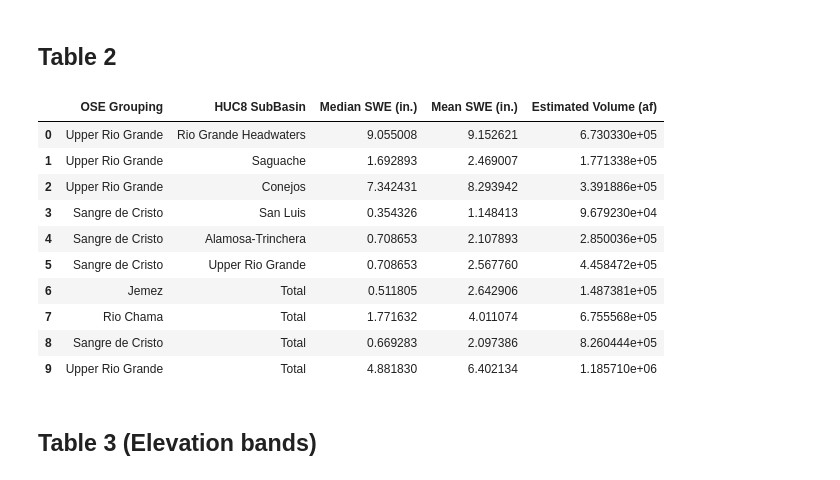
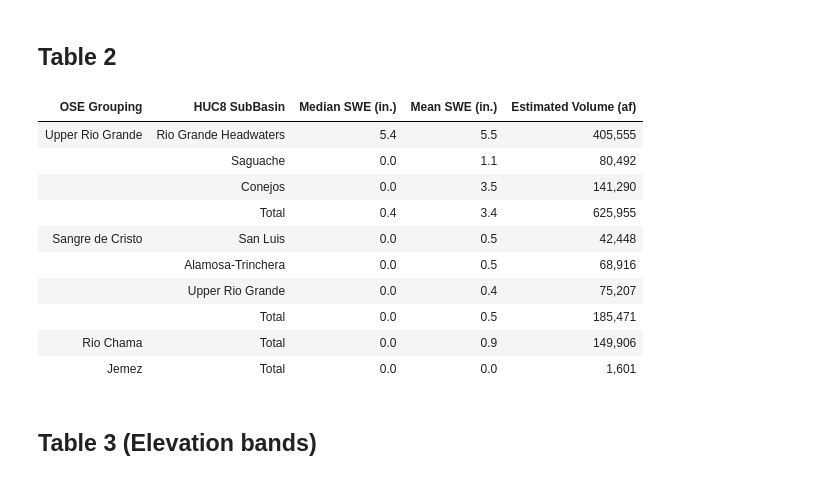
Before and after one commit to max-gersh/SWE-Evaluation-Tool, a Jupyter notebook: logan/swe_tables_snodas.ipynb, the cells around one changed output. Drawn from its saved outputs; the diff is of its cells as text; code cells hidden in the pictures.

```diff
--- a/logan/swe_tables_snodas.ipynb
+++ b/logan/swe_tables_snodas.ipynb
@@ -11,6 +17,6 @@ import re
 # %%
 ## set date
-date = "20230216"
+date = "20250401"
 # %%
 ## function for calculating swe statistics for polygons
 def swe_stat_calc(raster, shapefile_gdf):
@@ -41,8 +47,17 @@ def swe_stat_calc(raster, shapefile_gdf):
         f, ax = plt.subplots()
         swe_basin.plot(cmap="Blues",
                         ax=ax)
+        cbar = ax.collections[-1].colorbar
+        cbar.set_label('SWE [in]', fontsize=16, labelpad=14)
+        cbar.ax.tick_params(labelsize=12)
+        ax.ticklabel_format(style='sci', axis='x', scilimits=(0,0))
+        ax.set_xlabel('Easting [m]')
+        ax.set_ylabel('Northing [m]')
+        ax.set_title('SWE Overview ' + basin['Name'])
         plt.show()'
         '''
+
+
         swe_median = np.nanmedian(swe_basin) # median swe for basin
         swe_mean = np.nanmean(swe_basin) # mean swe for basin
         swe_sum_inches = np.nansum(swe_basin) # swe sum for basin
@@ -230,45 +275,109 @@ huc8_ose_polys = ['Rio Grande Headwaters', 'Saguache',
                   'Conejos', 'San Luis',
                   'Alamosa-Trinchera', 'Upper Rio Grande']
 huc8_ose = huc8[huc8['Name'].isin(huc8_ose_polys)]
 
 ## sort by polygon order
 huc8_ose = huc8_ose.set_index('Name', drop = False)
 huc8_ose = huc8_ose.reindex(huc8_ose_polys)
 
 ## add ose basin column
 ose_grouping = np.array(['Upper Rio Grande',
                        'Sangre de Cristo'])
 ose_grouping = np.repeat(ose_grouping, [3, 3], axis=0)
 
 huc8_ose['OSE Grouping'] = ose_grouping
 
 ## create table
 huc8_ose_stats = swe_stat_calc(snodas_clip, huc8_ose)
 huc8_ose_stats = huc8_ose_stats.rename(columns={'name': 'HUC8 SubBasin'})
 huc8_ose_stats['OSE Grouping'] = ose_grouping
 
 
 ose_stats = swe_stat_calc(snodas_clip, ose)
 ose_stats = ose_stats.rename(columns={'name': 'OSE Grouping'})
 ose_stats['HUC8 SubBasin'] = np.repeat('Total', [4], axis=0)
 
 #huc6_stats
 table2 = pd.concat([huc8_ose_stats, ose_stats], ignore_index=True)
 table2 = table2[['OSE Grouping', 'HUC8 SubBasin', 'Median SWE (in.)',
                  'Mean SWE (in.)', 'Estimated Volume (af)']]
-table2
+
+cols_round = ['Median SWE (in.)', 'Mean SWE (in.)']
+table2[cols_round] = table2[cols_round].map(lambda x: f'{x:,.1f}' if isinstance(x, (int, float)) else x)
+table2['Estimated Volume (af)'] = table2['Estimated Volume (af)'].map(lambda x: f'{x:,.0f}' if isinstance(x, (int, float)) else x)
+#table2 = table2.map(lambda x: f'{x:,.1f}' if isinstance(x, (int, float)) else x)
+
+## FIX ME!
+## temporary fix to reoder rows, needs to be changed ##
+table2 = table2.reindex([0, 1, 2, 9,
+                         3, 4, 5, 8,
+                         7, 6]).reset_index().drop(columns= ['index'])
+
+table2['OSE Grouping'] = table2.groupby('OSE Grouping')['OSE Grouping'].transform(lambda x: x.where(x.index == x.index[0], ""))
+
+## export to pdf
+'''
+table2_html = table2._repr_html_()
+table2_out = "../reports/table2_" + date + ".pdf"
+
+HTML(string = table2_html).write_pdf(table2_out)'
+'''
+# PDF filename
+pdf_filename = "../reports/reportlab_table2_" + date + ".pdf"
+
+# Create empty PDF document
+doc = SimpleDocTemplate(pdf_filename, pagesize = letter)
+elements = []
+
+# Convert dataframe to list of lists (including column headers)
+table_data = [table2.columns.tolist()] + table2.values.tolist()
+
+# Create Table
+table = Table(table_data)
+
+# Add style to Table
+style = TableStyle([
+    ('BACKGROUND', (0, 0), (-1, 0), colors.grey),  # Header background
+    ('TEXTCOLOR', (0, 0), (-1, 0), colors.whitesmoke),  # Header text color
+    ('ALIGN', (0, 0), (-1, -1), 'CENTER'),  # Align all text to center
+    ('FONTNAME', (0, 0), (-1, 0), 'Helvetica-Bold'),  # Header font
+    ('BOTTOMPADDING', (0, 0), (-1, 0), 8),  # Padding for header
+    ('ROWBACKGROUNDS', (0, 1), (-1, -1), [colors.white, colors.lightgrey]),  # Row background color
+    ('GRID', (0, 0), (-1, -1), 1, colors.black)  # Grid lines
+])
+
+table.setStyle(style)
+
+# Set pdf title
+styles = getSampleStyleSheet()
+title = Paragraph('Table 2. Estimated SWE by OSE Subbasin Groupings for ' + date, styles["Title"])
+
+# Add title
+elements.append(title)
+
+# Add space between text and table
+elements.append(Spacer(1, 12))
+
+# Add table to PDF
+elements.append(table)
+
+# Build PDF
+doc.build(elements)
+
+# print pandas dataframe
+table2.style.hide()
 # %% [output]
-|  | OSE Grouping | HUC8 SubBasin | Median SWE (in.) | Mean SWE (in.) | Estimated Volume (af) |
-| 0 | Upper Rio Grande | Rio Grande Headwaters | 9.055008 | 9.152621 | 6.730330e+05 |
-| 1 | Upper Rio Grande | Saguache | 1.692893 | 2.469007 | 1.771338e+05 |
-| 2 | Upper Rio Grande | Conejos | 7.342431 | 8.293942 | 3.391886e+05 |
-| 3 | Sangre de Cristo | San Luis | 0.354326 | 1.148413 | 9.679230e+04 |
-| 4 | Sangre de Cristo | Alamosa-Trinchera | 0.708653 | 2.107893 | 2.850036e+05 |
-| 5 | Sangre de Cristo | Upper Rio Grande | 0.708653 | 2.567760 | 4.458472e+05 |
-| 6 | Jemez | Total | 0.511805 | 2.642906 | 1.487381e+05 |
-| 7 | Rio Chama | Total | 1.771632 | 4.011074 | 6.755568e+05 |
-| 8 | Sangre de Cristo | Total | 0.669283 | 2.097386 | 8.260444e+05 |
-| 9 | Upper Rio Grande | Total | 4.881830 | 6.402134 | 1.185710e+06 |
+| OSE Grouping | HUC8 SubBasin | Median SWE (in.) | Mean SWE (in.) | Estimated Volume (af) |
+| Upper Rio Grande | Rio Grande Headwaters | 5.4 | 5.5 | 405,555 |
+|  | Saguache | 0.0 | 1.1 | 80,492 |
+|  | Conejos | 0.0 | 3.5 | 141,290 |
+|  | Total | 0.4 | 3.4 | 625,955 |
+| Sangre de Cristo | San Luis | 0.0 | 0.5 | 42,448 |
+|  | Alamosa-Trinchera | 0.0 | 0.5 | 68,916 |
+|  | Upper Rio Grande | 0.0 | 0.4 | 75,207 |
+|  | Total | 0.0 | 0.5 | 185,471 |
+| Rio Chama | Total | 0.0 | 0.9 | 149,906 |
+| Jemez | Total | 0.0 | 0.0 | 1,601 |
 # %% [markdown]
 ## Table 3 (Elevation bands)
 # %%
```
Also changed, not shown: parts of 9 cells of this notebook, 6 other files.
